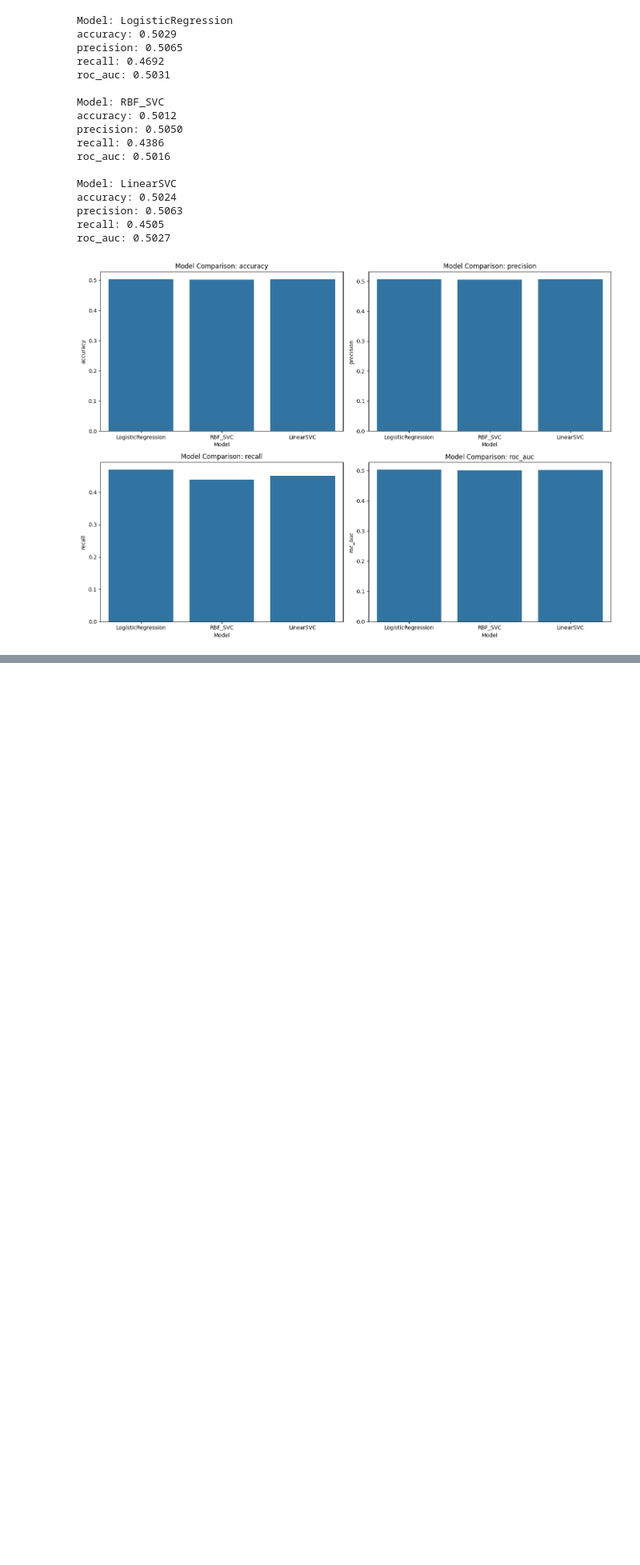
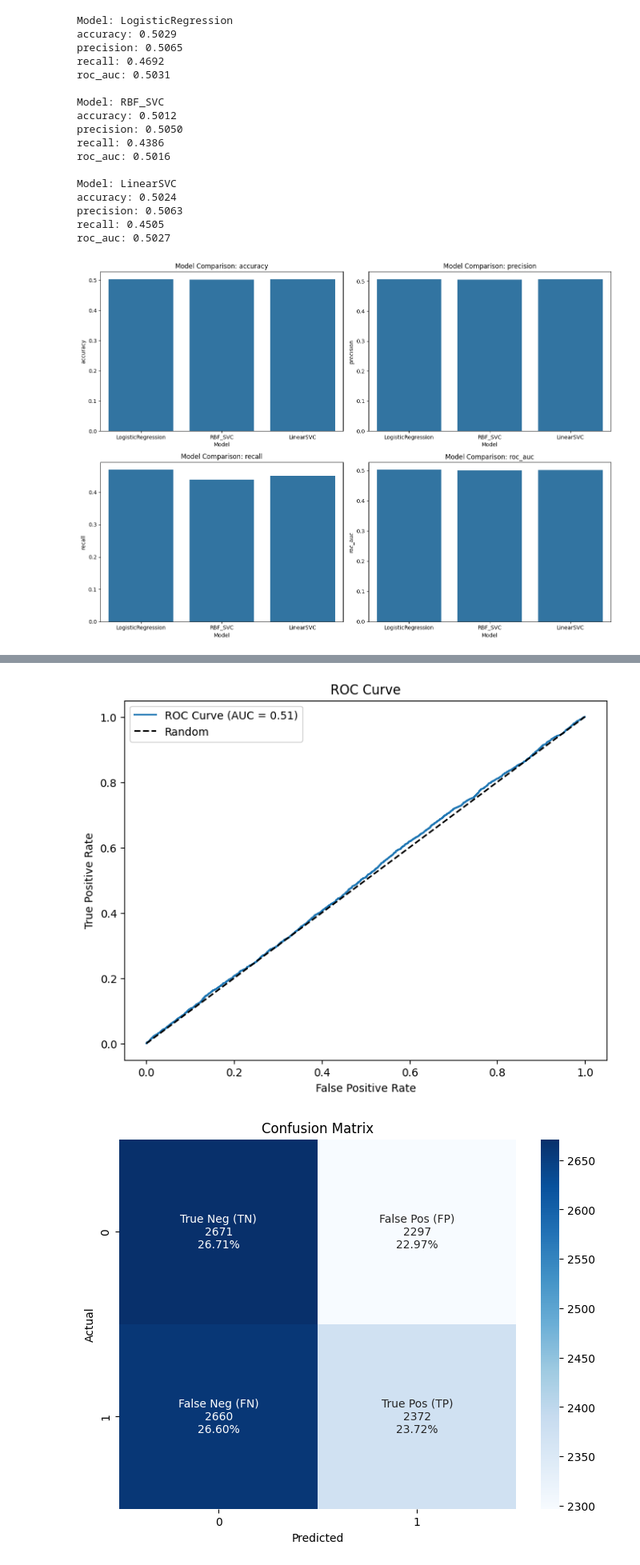
Before and after one commit to 0xRichardH/cu_supervised_learning, a Jupyter notebook: twitter_bot_detection.ipynb, the cells around one changed output, grey strips where cells are left out. Shown at 80% size. Drawn from its saved outputs; the diff is of its cells as text; code cells hidden in the pictures; blank space fills up the shorter version.

```diff
--- a/twitter_bot_detection.ipynb
+++ b/twitter_bot_detection.ipynb
@@ -375,0 +475,13 @@ plt.show()
+# %%
+from sklearn.model_selection import GridSearchCV
+
+param_grid = {
+    'C': [0.001, 0.01, 0.1, 1, 10, 100],
+    'penalty': ['l1', 'l2'],  # Use 'elasticnet' if solver='saga'
+    'solver': ['liblinear', 'saga'],  # Depending on penalty type
+}
+grid = GridSearchCV(LogisticRegression(max_iter=1000), param_grid, cv=5, scoring='accuracy', n_jobs=-1)
+grid.fit(X_train, y_train)
+
+print(f"Best parameters: {grid.best_params_}")
+print(f"Best score: {grid.best_score_}")
@@ -377,7 +494,7 @@ plt.show()
 from sklearn.linear_model import LogisticRegression
 
 
-model = LogisticRegression(class_weight="balanced", solver="liblinear", random_state=42)
+model = LogisticRegression(class_weight="balanced", solver="saga", random_state=42, C=0.1, penalty='l1')
 model.fit(X_train, y_train)
 
 y_pred = model.predict(X_test)
@@ -417,0 +541,62 @@ AUC: 0.5080450895268671
+# %%
+from sklearn.metrics import roc_curve, confusion_matrix
+
+def plot_roc_curve(y_test, y_pred_proba):
+    """Plot ROC curve with AUC score."""
+    auc_score = roc_auc_score(y_test, y_pred_proba)
+    fpr, tpr, _ = roc_curve(y_test, y_pred_proba)
+
+    plt.figure(figsize=(8, 6))
+    plt.plot(fpr, tpr, label=f'ROC Curve (AUC = {auc_score:.2f})')
+    plt.plot([0, 1], [0, 1], 'k--', label='Random')
+    plt.xlabel('False Positive Rate')
+    plt.ylabel('True Positive Rate')
+    plt.title('ROC Curve')
+    plt.legend()
+    plt.show()
+
+def plot_confusion_matrix(y_test, y_pred):
+    """Plot confusion matrix heatmap with TP, FP, TN, FN labels."""
+    plt.figure(figsize=(8, 6))
+    cm = confusion_matrix(y_test, y_pred)
+
+    # Create labels with counts
+    group_names = ['True Neg (TN)', 'False Pos (FP)',
+                  'False Neg (FN)', 'True Pos (TP)']
+    group_counts = [f"{value:0.0f}" for value in cm.flatten()]
+    group_percentages = [f"{value:.2%}" for value in cm.flatten()/np.sum(cm)]
+    labels = [f"{v1}\n{v2}\n{v3}" for v1, v2, v3 in zip(group_names, group_counts, group_percentages)]
+    labels = np.asarray(labels).reshape(2,2)
+
+    sns.heatmap(cm, annot=labels, fmt='', cmap='Blues')
+    plt.xlabel('Predicted')
+    plt.ylabel('Actual')
+    plt.title('Confusion Matrix')
+    plt.show()
+
+def plot_feature_importance(model, feature_names):
+    """Plot feature importance bars."""
+    plt.figure(figsize=(10, 6))
+    importance = pd.DataFrame({
+        'feature': feature_names,
+        'importance': abs(model.coef_[0])
+    }).sort_values('importance', ascending=False)
+
+    sns.barplot(data=importance, x='importance', y='feature')
+    plt.title('Feature Importance')
+    plt.show()
+
+def plot_model_evaluation(model, X_test, y_test, feature_names):
+    """Generate all evaluation plots."""
+    y_pred = model.predict(X_test)
+    y_pred_proba = model.predict_proba(X_test)[:, 1]
+
+    plot_roc_curve(y_test, y_pred_proba)
+    plot_confusion_matrix(y_test, y_pred)
+    plot_feature_importance(model, feature_names)
+
+# Generate all plots
+plot_model_evaluation(model, X_test, y_test, X.columns)
+# %% [output]
+[figure, added]
+[figure, added]
```
Also changed, not shown: parts of 36 cells of this notebook.
